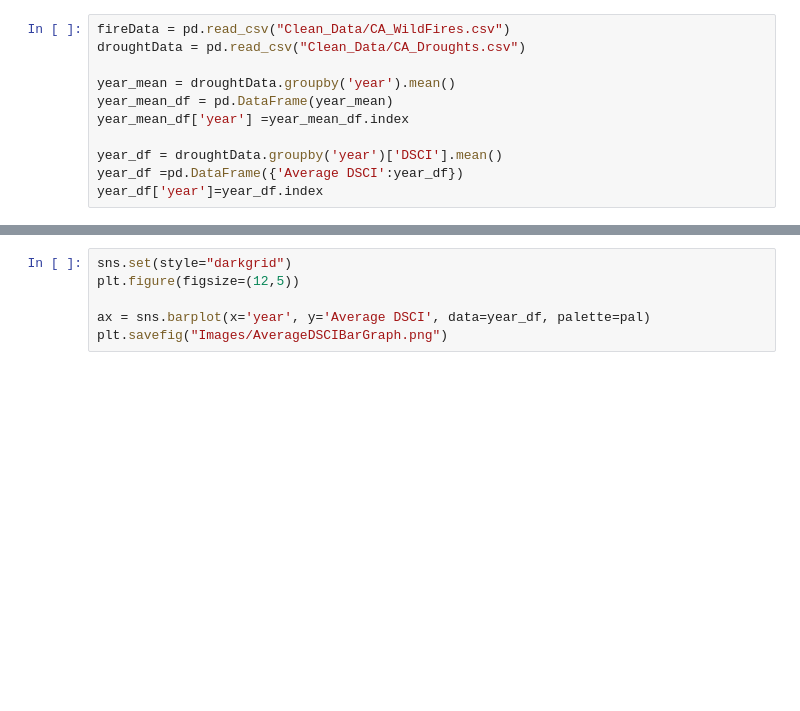
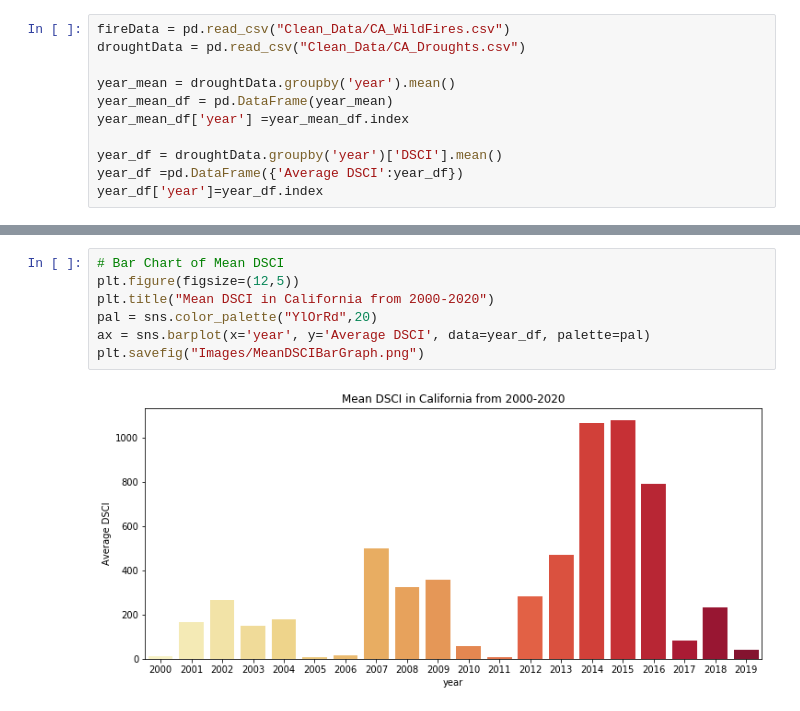
Before and after one commit to anikajohnson/CA-Wildfires-Project, a Jupyter notebook: Data_Analysis.ipynb, the cells around one changed output, grey strips where cells are left out. Saved outputs shown, nothing was run; the diff lists cells and outputs as text; blank space fills up the shorter version.

```diff
--- a/Data_Analysis.ipynb
+++ b/Data_Analysis.ipynb
@@ -80,7 +87,10 @@ plt.show()
 # %%
-sns.set(style="darkgrid")
+# Bar Chart of Mean DSCI
 plt.figure(figsize=(12,5))
-
+plt.title("Mean DSCI in California from 2000-2020")
+pal = sns.color_palette("YlOrRd",20)
 ax = sns.barplot(x='year', y='Average DSCI', data=year_df, palette=pal)
-plt.savefig("Images/AverageDSCIBarGraph.png")
+plt.savefig("Images/MeanDSCIBarGraph.png")
+# %% [output]
+[figure, added]
 # %%
```
Also changed, not shown: parts of 8 cells of this notebook.
